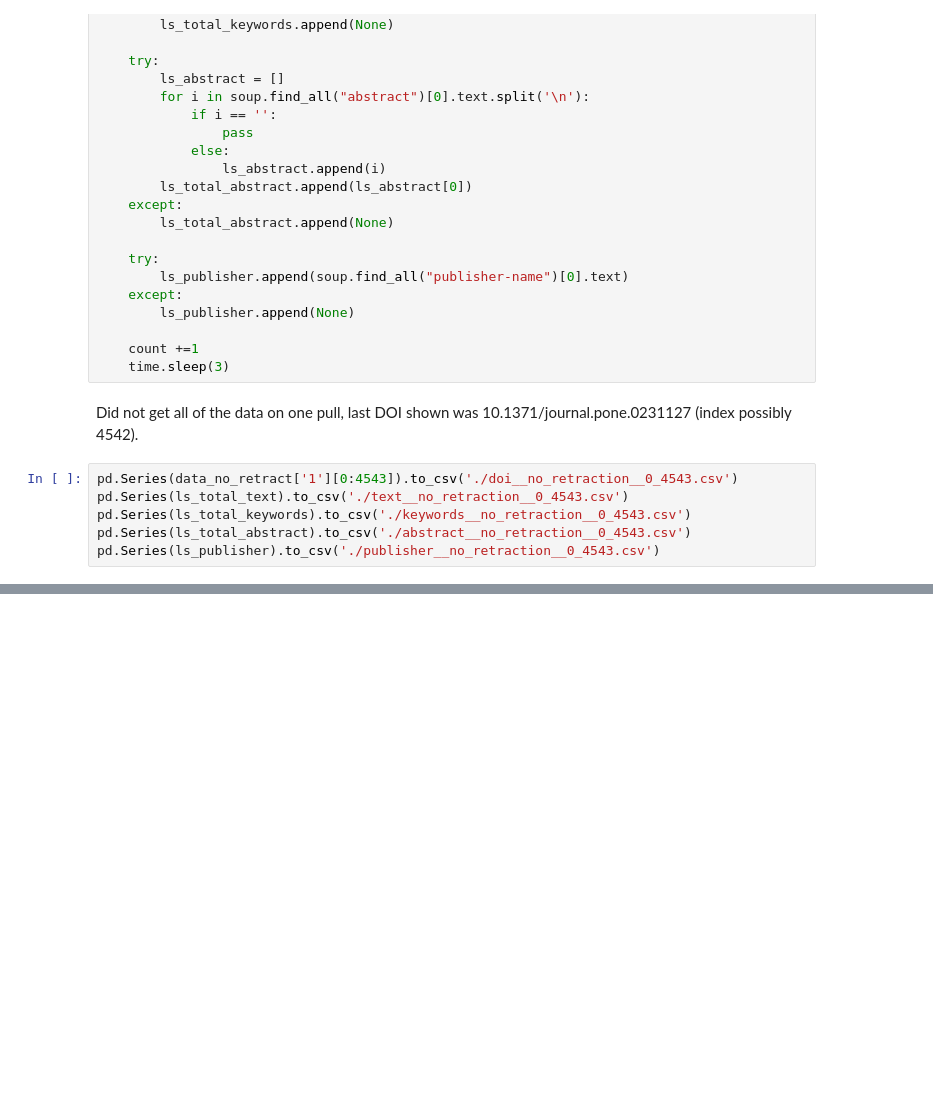
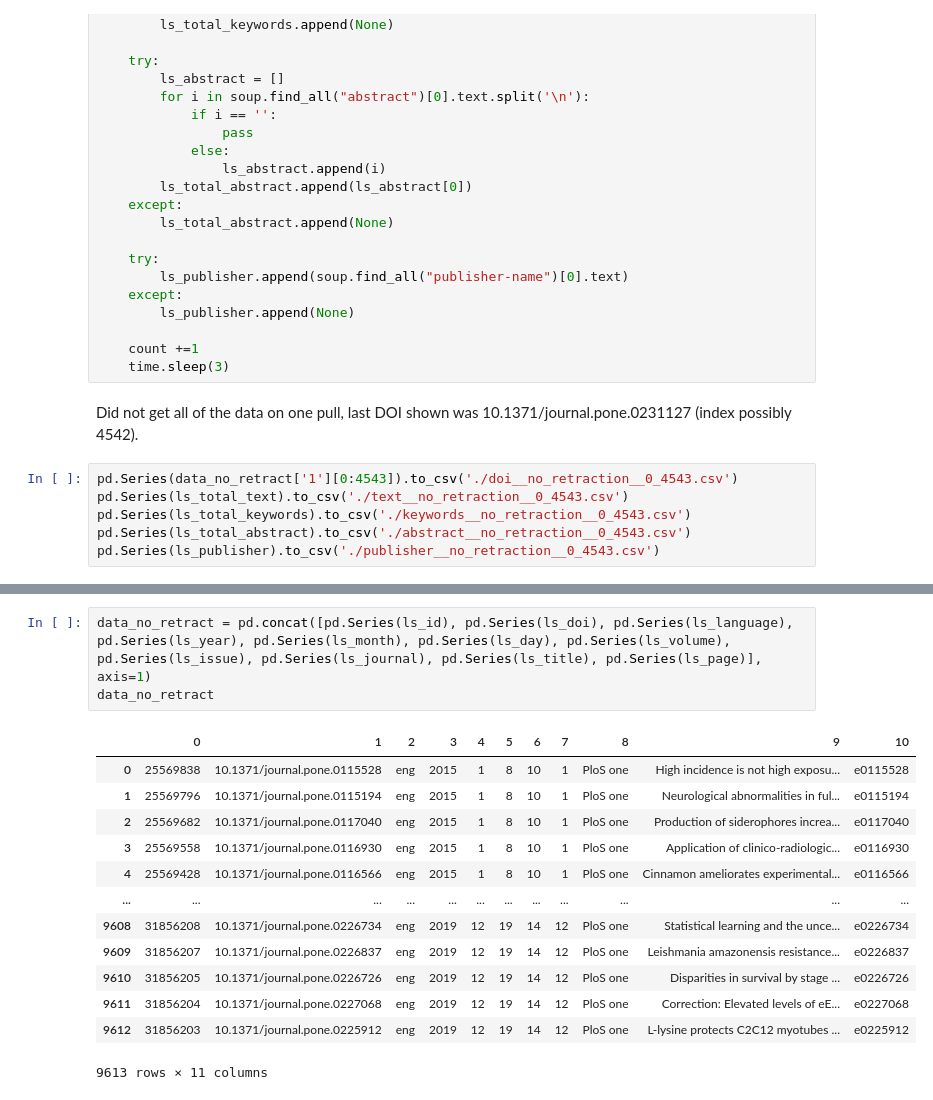
Before and after one commit to lmpack01/Research-Article-Retraction-Project, a Jupyter notebook: Data Collection.ipynb, the cells around one changed output, grey strips where cells are left out. Saved outputs shown, nothing was run; the diff lists cells and outputs as text; blank space fills up the shorter version.

```diff
--- a/Data Collection.ipynb
+++ b/Data Collection.ipynb
@@ -714,0 +917,17 @@ pd.Series(ls_publisher).to_csv('./publisher__no_retraction__0_4543.csv')
+# %%
+data_no_retract = pd.concat([pd.Series(ls_id), pd.Series(ls_doi), pd.Series(ls_language), pd.Series(ls_year), pd.Series(ls_month), pd.Series(ls_day), pd.Series(ls_volume), pd.Series(ls_issue), pd.Series(ls_journal), pd.Series(ls_title), pd.Series(ls_page)], axis=1)
+data_no_retract
+# %% [output]
+|  | 0 | 1 | 2 | 3 | 4 | 5 | 6 | 7 | 8 | 9 | 10 |
+| 0 | 25569838 | 10.1371/journal.pone.0115528 | eng | 2015 | 1 | 8 | 10 | 1 | PloS one | High incidence is not high exposu... | e0115528 |
+| 1 | 25569796 | 10.1371/journal.pone.0115194 | eng | 2015 | 1 | 8 | 10 | 1 | PloS one | Neurological abnormalities in ful... | e0115194 |
+| 2 | 25569682 | 10.1371/journal.pone.0117040 | eng | 2015 | 1 | 8 | 10 | 1 | PloS one | Production of siderophores increa... | e0117040 |
+| 3 | 25569558 | 10.1371/journal.pone.0116930 | eng | 2015 | 1 | 8 | 10 | 1 | PloS one | Application of clinico-radiologic... | e0116930 |
+| 4 | 25569428 | 10.1371/journal.pone.0116566 | eng | 2015 | 1 | 8 | 10 | 1 | PloS one | Cinnamon ameliorates experimental... | e0116566 |
+| ... | ... | ... | ... | ... | ... | ... | ... | ... | ... | ... | ... |
+| 9608 | 31856208 | 10.1371/journal.pone.0226734 | eng | 2019 | 12 | 19 | 14 | 12 | PloS one | Statistical learning and the unce... | e0226734 |
+| 9609 | 31856207 | 10.1371/journal.pone.0226837 | eng | 2019 | 12 | 19 | 14 | 12 | PloS one | Leishmania amazonensis resistance... | e0226837 |
+| 9610 | 31856205 | 10.1371/journal.pone.0226726 | eng | 2019 | 12 | 19 | 14 | 12 | PloS one | Disparities in survival by stage ... | e0226726 |
+| 9611 | 31856204 | 10.1371/journal.pone.0227068 | eng | 2019 | 12 | 19 | 14 | 12 | PloS one | Correction: Elevated levels of eE... | e0227068 |
+| 9612 | 31856203 | 10.1371/journal.pone.0225912 | eng | 2019 | 12 | 19 | 14 | 12 | PloS one | L-lysine protects C2C12 myotubes ... | e0225912 |
+9613 rows × 11 columns
```
Also changed, not shown: parts of 27 cells of this notebook, 6 other files.
